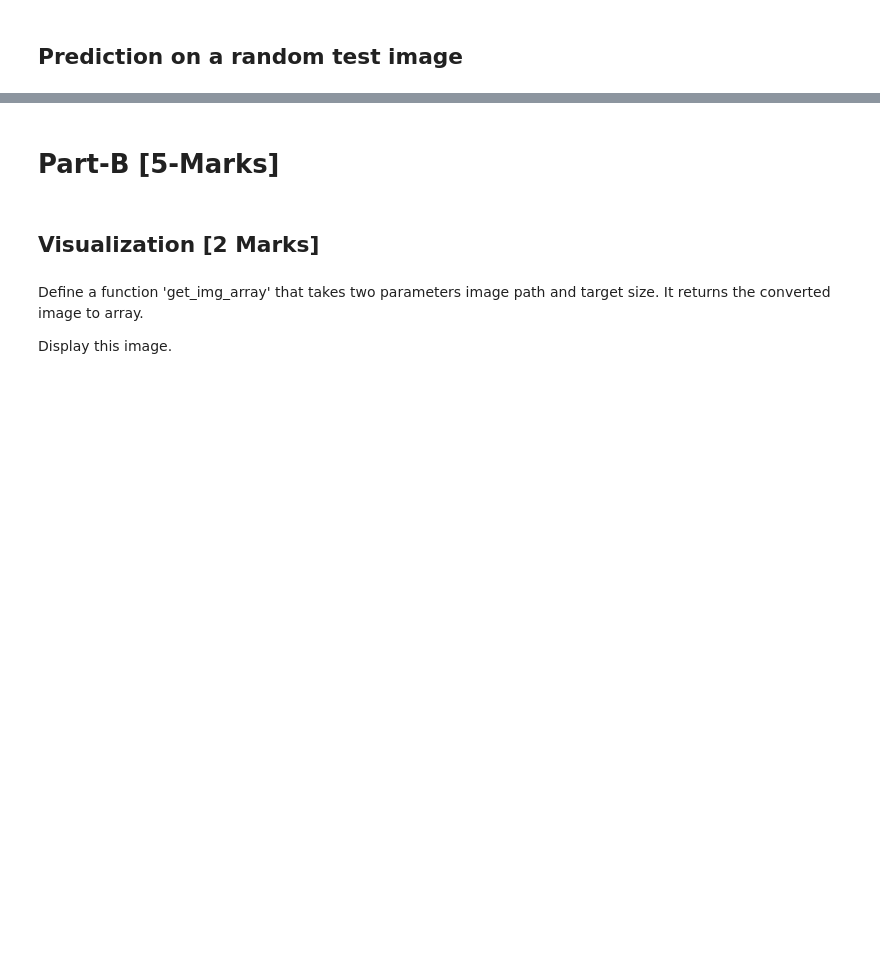
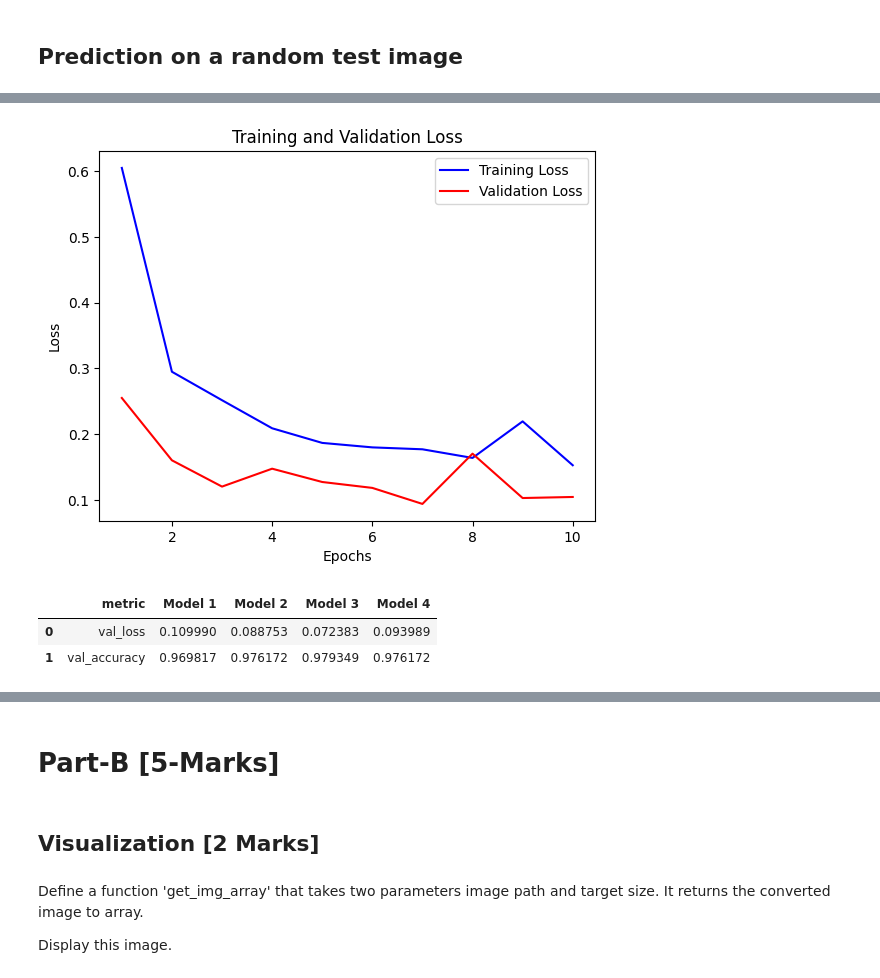
Before and after one commit to aisha-partha/AIMLOps-MiniProjects, a Jupyter notebook: M2_NB_MiniProject_1_Face_Mask_Detection_G4_Final.ipynb, the cells around one changed output, grey strips where cells are left out. Cells and saved outputs as stored; diff of their text form; code cells hidden in the pictures; blank space fills up the shorter version.

```diff
--- a/M2_NB_MiniProject_1_Face_Mask_Detection_G4_Final.ipynb
+++ b/M2_NB_MiniProject_1_Face_Mask_Detection_G4_Final.ipynb
@@ -736,0 +771,20 @@ Test Accuracy: 0.9737887382507324
+# %%
+# YOUR CODE HERE
+model4.compile(optimizer='adam', loss='categorical_crossentropy', metrics=['accuracy'])
+# %%
+# YOUR CODE HERE
+callbacks = [
+    # Early stopping to prevent overfitting
+    EarlyStopping(patience=3, monitor='val_loss', restore_best_weights=True),
+    # Model checkpoint to save the best model during training
+    ModelCheckpoint('best_model.h5', save_best_only=True, monitor='val_loss')
+]
+# %%
+# YOUR CODE HERE
+# Fit the model with callbacks
+history4 = model4.fit(train_generator, epochs=10, validation_data=test_generator, callbacks=callbacks)
+# Evaluate the model on the test data
+test_loss, test_accuracy = model4.evaluate(test_generator)
+
+print("Test Loss:", test_loss)
+print("Test Accuracy:", test_accuracy)
@@ -737,2 +809,53 @@ Test Accuracy: 0.9737887382507324
+# %%
+# YOUR CODE HERE
+# Get training and validation loss from the history object
+train_loss = history4.history['loss']
+val_loss = history4.history['val_loss']
+
+# Get the number of epochs
+epochs = range(1, len(train_loss) + 1)
+
+# Plot training and validation loss
+plt.plot(epochs, train_loss, 'b', label='Training Loss')
+plt.plot(epochs, val_loss, 'r', label='Validation Loss')
+plt.title('Training and Validation Loss')
+plt.xlabel('Epochs')
+plt.ylabel('Loss')
+plt.legend()
+plt.show()
+# %% [output]
+[figure, added]
+# %%
+his_1_df = pd.DataFrame(history1.history)
+his_2_df = pd.DataFrame(history2.history)
+his_3_df = pd.DataFrame(history3.history)
+his_4_df = pd.DataFrame(history4.history)
+
+ind = his_1_df[his_1_df['val_accuracy']==his_1_df['val_accuracy'].max()].index.to_list()[0]
+model_1_values = his_1_df[his_1_df.index==ind].iloc[:, 2:].iloc[0].tolist()
+
+ind = his_2_df[his_2_df['val_accuracy']==his_2_df['val_accuracy'].max()].index.to_list()[0]
+model_2_values = his_2_df[his_2_df.index==ind].iloc[:, 2:].iloc[0].tolist()
+
+
+ind = his_3_df[his_3_df['val_accuracy']==his_3_df['val_accuracy'].max()].index.to_list()[0]
+model_3_values = his_3_df[his_3_df.index==ind].iloc[:, 2:].iloc[0].tolist()
+
+ind = his_4_df[his_4_df['val_accuracy']==his_4_df['val_accuracy'].max()].index.to_list()[0]
+model_4_values = his_4_df[his_3_df.index==ind].iloc[:, 2:].iloc[0].tolist()
+
+# Create a dataframe for computed metrics for different models
+metric_values = ['val_loss', 'val_accuracy']
+metric_df = pd.DataFrame({'metric': metric_values,
+                         'Model 1': model_1_values,
+                          'Model 2': model_2_values,
+                          'Model 3': model_3_values,
+                          'Model 4': model_4_values
+                          })
+metric_df.head()
+# %% [output]
+|  | metric | Model 1 | Model 2 | Model 3 | Model 4 |
+| 0 | val_loss | 0.109990 | 0.088753 | 0.072383 | 0.093989 |
+| 1 | val_accuracy | 0.969817 | 0.976172 | 0.979349 | 0.976172 |
 # %%
 # YOUR CODE HERE
```
Also changed, not shown: parts of 12 cells of this notebook.
